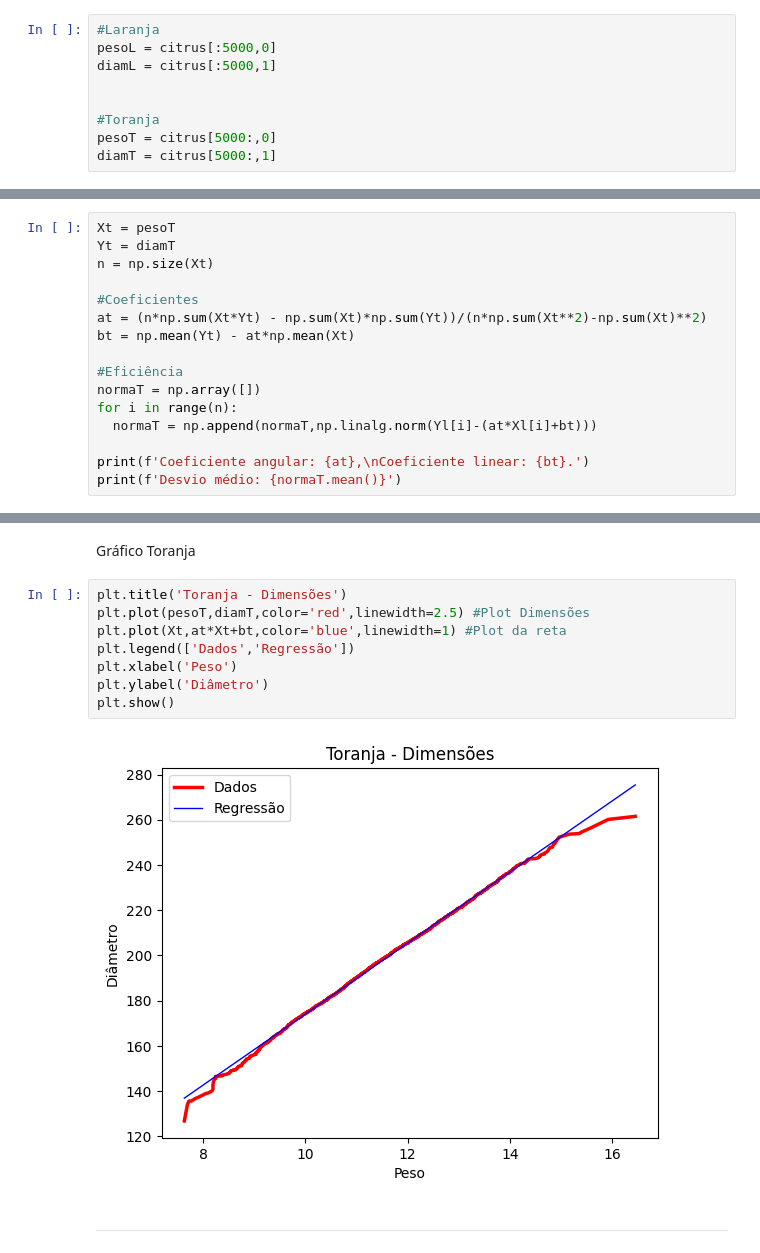
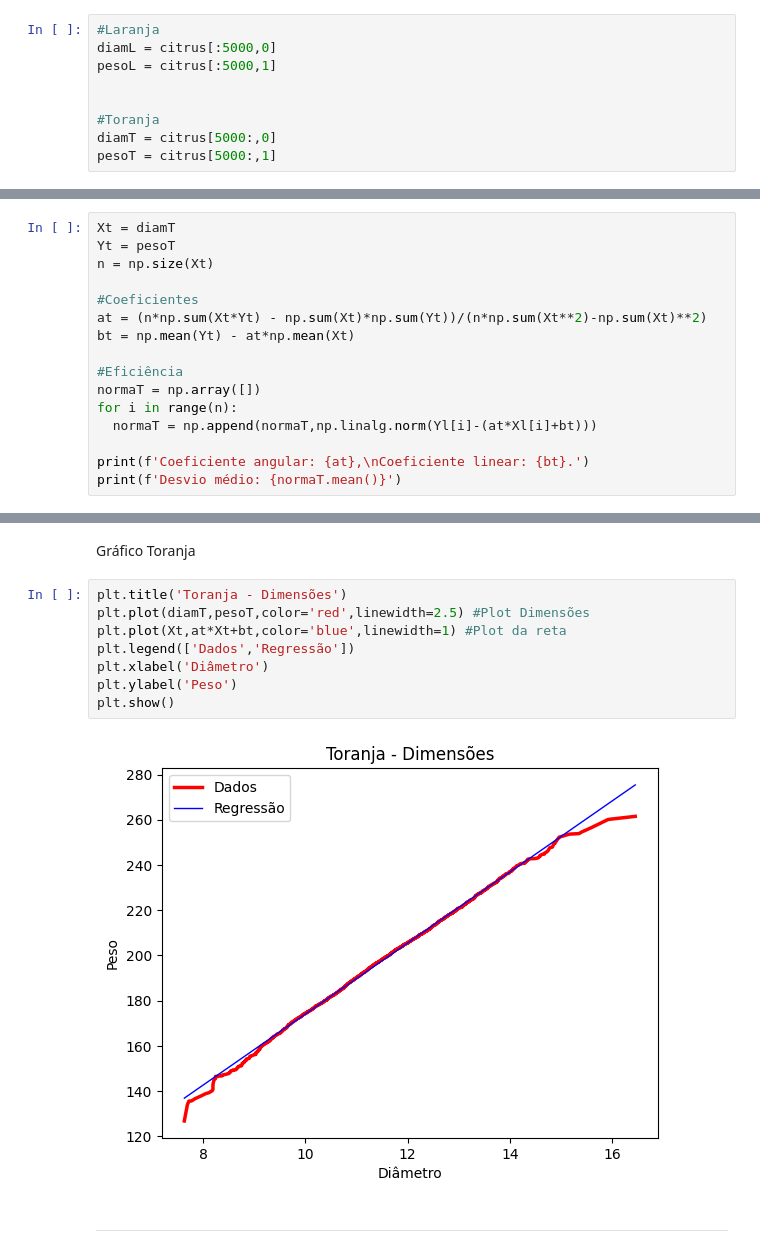
Before and after one commit to orosagustavo/Notebook-Alura, a Jupyter notebook: Python para Data Science/Numpy/Análise de Dados Laranja_Toranja.ipynb, the cells around one changed output, grey strips where cells are left out. Saved outputs shown, nothing was run; the diff lists cells and outputs as text.

```diff
--- a/Python para Data Science/Numpy/Análise de Dados Laranja_Toranja.ipynb
+++ b/Python para Data Science/Numpy/Análise de Dados Laranja_Toranja.ipynb
@@ -51,13 +51,13 @@ Será feita uma análise preliminar da relação entre preso e dimensão das fru
 Primeiramente, separamos os dados de peso e diâmetro da Laranja e Toranja, respectivamente.
 # %%
 #Laranja
-pesoL = citrus[:5000,0]
-diamL = citrus[:5000,1]
+diamL = citrus[:5000,0]
+pesoL = citrus[:5000,1]
 
 
 #Toranja
-pesoT = citrus[5000:,0]
-diamT = citrus[5000:,1]
+diamT = citrus[5000:,0]
+pesoT = citrus[5000:,1]
 # %% [markdown]
 Com os dados separados, podemos fazer o gráfico para visualização dos dados
 # %%
@@ -143,8 +143,8 @@ plt.show()
 # %% [markdown]
 ### Toranja
 # %%
-Xt = pesoT
-Yt = diamT
+Xt = diamT
+Yt = pesoT
 n = np.size(Xt)
 
 #Coeficientes
@@ -166,14 +166,14 @@ Desvio médio: 2.7318327376868283
 Gráfico Toranja
 # %%
 plt.title('Toranja - Dimensões')
-plt.plot(pesoT,diamT,color='red',linewidth=2.5) #Plot Dimensões
+plt.plot(diamT,pesoT,color='red',linewidth=2.5) #Plot Dimensões
 plt.plot(Xt,at*Xt+bt,color='blue',linewidth=1) #Plot da reta
 plt.legend(['Dados','Regressão'])
-plt.xlabel('Peso')
-plt.ylabel('Diâmetro')
+plt.xlabel('Diâmetro')
+plt.ylabel('Peso')
 plt.show()
 # %% [output]
-[figure, old version]
+[figure, new version]
 # %% [markdown]
 ---
 # %% [markdown]
```
Also changed, not shown: parts of 3 cells of this notebook.
